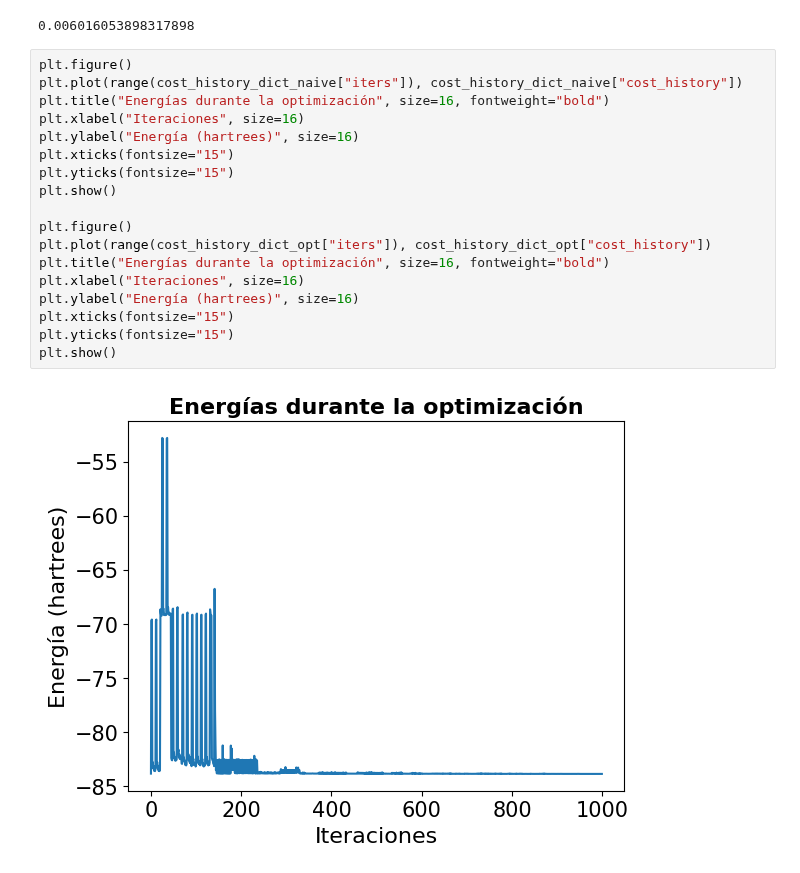
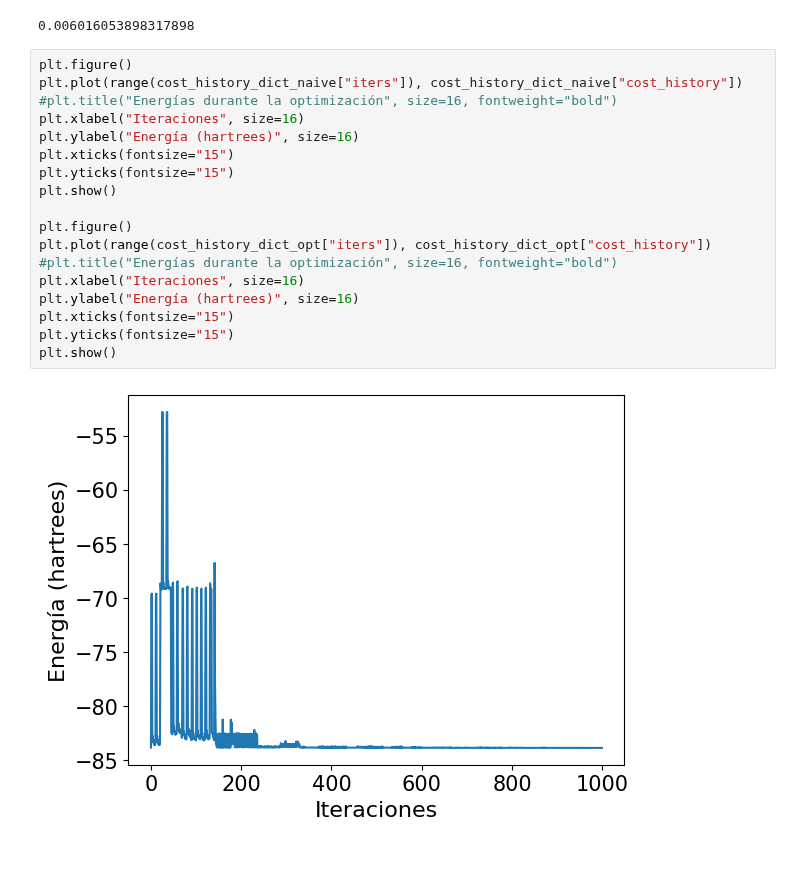
Before and after one commit to JLSM02/QML-Avoiding-BP, a Jupyter notebook: notebooks/VQE/Ansatz_optimization/Ansatz_optimization.ipynb, the cells around one changed output. Drawn from its saved outputs; the diff is of its cells as text.

Commit message:
fix images

```diff
--- a/notebooks/VQE/Ansatz_optimization/Ansatz_optimization.ipynb
+++ b/notebooks/VQE/Ansatz_optimization/Ansatz_optimization.ipynb
@@ -102,20 +102,20 @@ print(cost_history_dict_opt["cost_history"][-1])
 # %%
 plt.figure()
 plt.plot(range(cost_history_dict_naive["iters"]), cost_history_dict_naive["cost_history"])
-plt.title("Energías durante la optimización", size=16, fontweight="bold")
+#plt.title("Energías durante la optimización", size=16, fontweight="bold")
 plt.xlabel("Iteraciones", size=16)
 plt.ylabel("Energía (hartrees)", size=16)
 plt.xticks(fontsize="15")
 plt.yticks(fontsize="15")
 plt.show()
 
 plt.figure()
 plt.plot(range(cost_history_dict_opt["iters"]), cost_history_dict_opt["cost_history"])
-plt.title("Energías durante la optimización", size=16, fontweight="bold")
+#plt.title("Energías durante la optimización", size=16, fontweight="bold")
 plt.xlabel("Iteraciones", size=16)
 plt.ylabel("Energía (hartrees)", size=16)
 plt.xticks(fontsize="15")
 plt.yticks(fontsize="15")
 plt.show()
 # %% [output]
-[figure, old version]
+[figure, new version]
```
Also changed, not shown: parts of 1 cell of this notebook, 2 other files.
